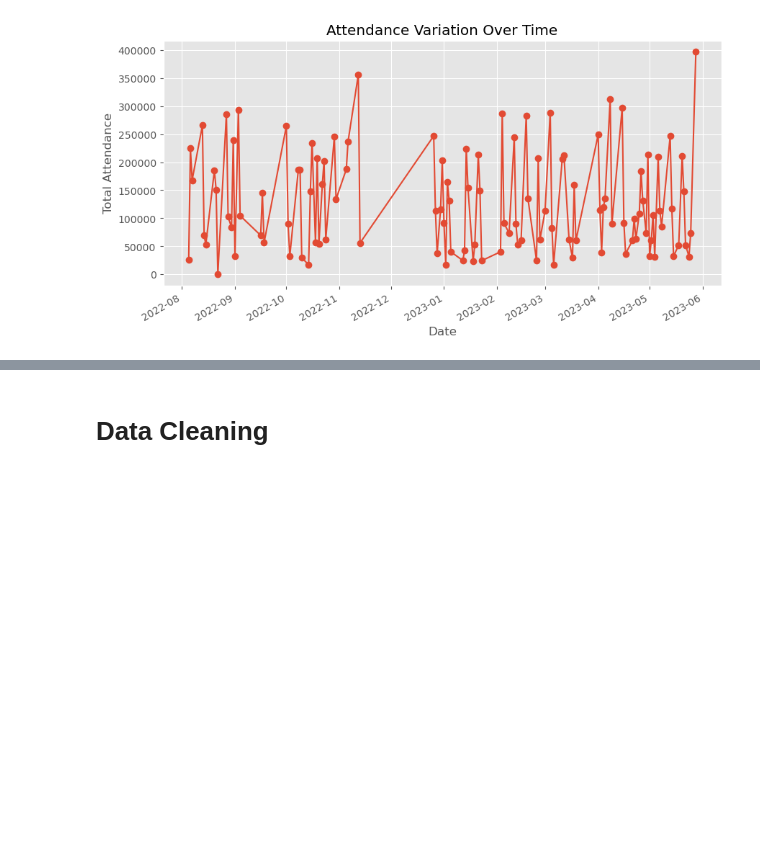
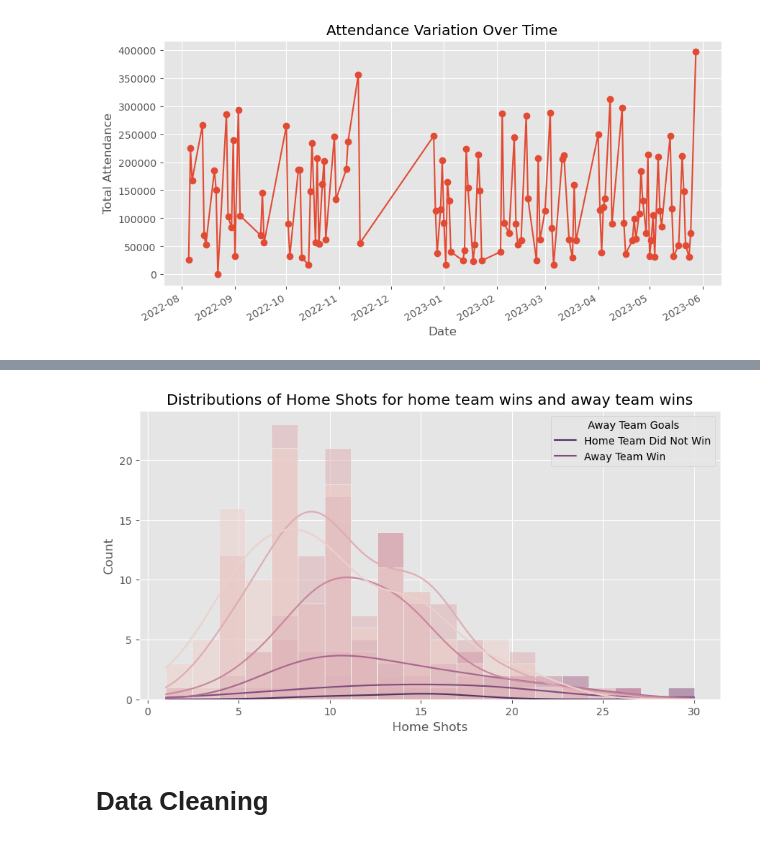
Before and after one commit to Snkiha/Premier-League-Win-Prediction, a Jupyter notebook: premierLeague_LogR.ipynb, the cells around one changed output, grey strips where cells are left out. Cells and saved outputs as stored; diff of their text form; code cells hidden in the pictures; blank space fills up the shorter version.

```diff
--- a/premierLeague_LogR.ipynb
+++ b/premierLeague_LogR.ipynb
@@ -120,2 +155,12 @@ plt.show()
+# %%
+# Visualize the distributions of 'away_shots' for home team wins and away team wins
+plt.figure(figsize = (10, 5))
+sns.histplot(data = data_subset, x = 'away_shots', hue = 'Away Goals', bins = 20, kde = True)
+plt.title('Distributions of Home Shots for home team wins and away team wins')
+plt.xlabel('Home Shots')
+plt.legend(title = 'Away Team Goals', labels = ['Home Team Did Not Win', 'Away Team Win'])
+plt.show()
+# %% [output]
+[figure, added]
 # %% [markdown]
 # Data Cleaning
```
Also changed, not shown: parts of 6 cells of this notebook.
